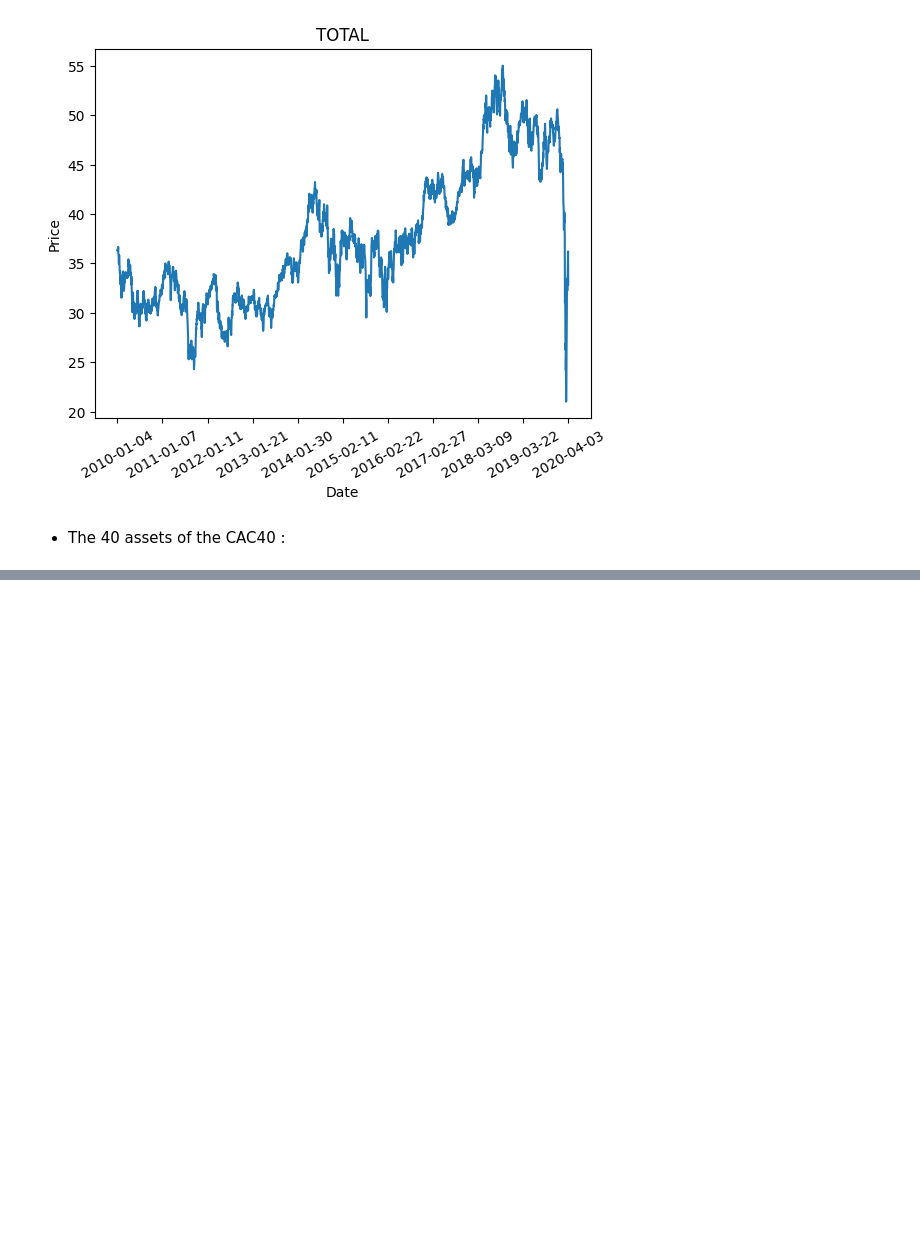
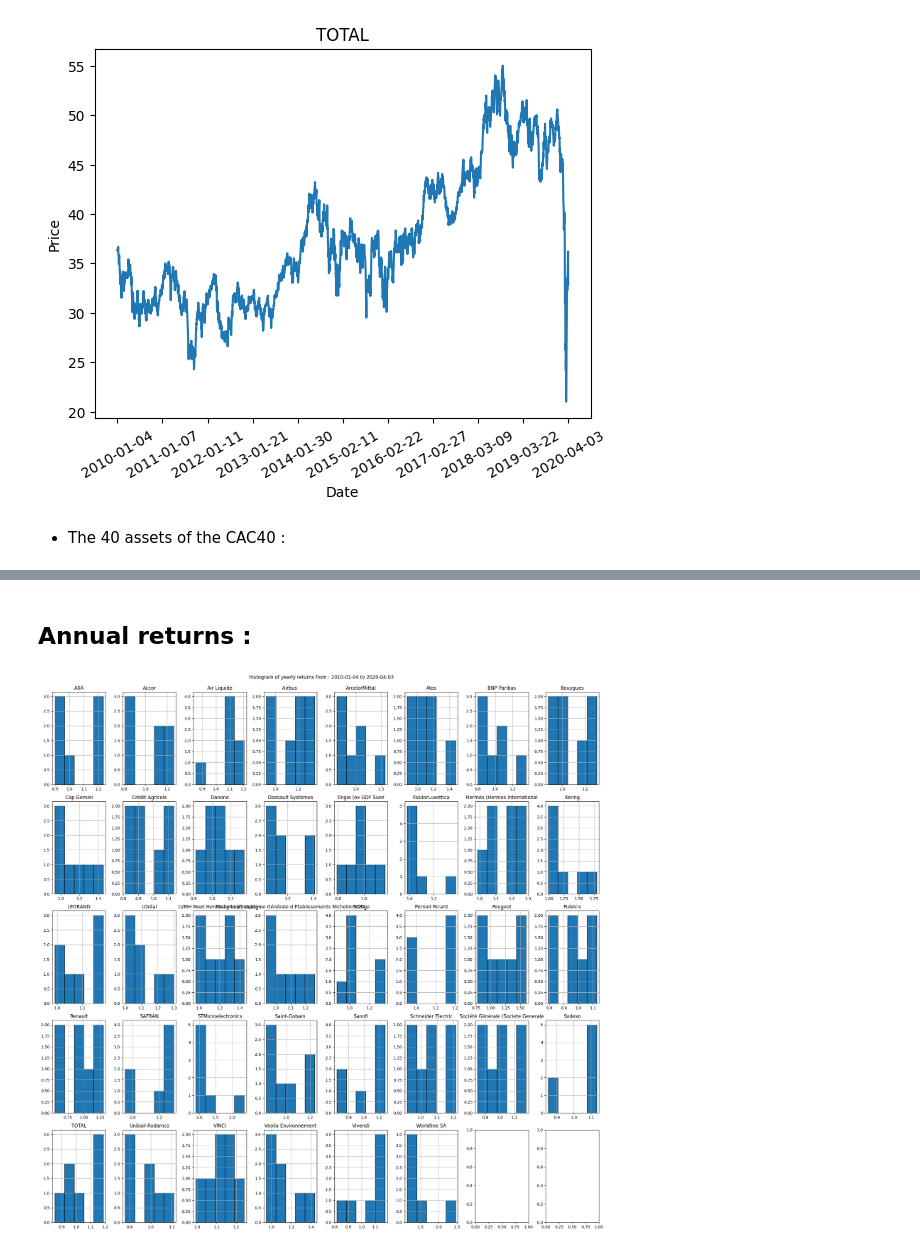
Before and after one commit to hedsto/Markovitz-Efficient-Portofolio-CAPM, a Jupyter notebook: markovitz_efficient_portfolio_optimization.ipynb, the cells around one changed output, grey strips where cells are left out. Saved outputs shown, nothing was run; the diff lists cells and outputs as text; code cells hidden in the pictures; blank space fills up the shorter version.

```diff
--- a/markovitz_efficient_portfolio_optimization.ipynb
+++ b/markovitz_efficient_portfolio_optimization.ipynb
@@ -146,0 +214,33 @@ Worldline SA
+# %% [markdown]
+## Annual returns :
+# %%
+start_date = CAC40.Date.min()
+end_date = CAC40.Date.max()
+
+CAC40_year = CAC40[(CAC40.Date >= start_date) & (CAC40.Date <= end_date)].reset_index(drop = True)
+CAC40_year.Date = pd.to_datetime(CAC40_year.Date)
+CAC40_year = CAC40_year.set_index('Date')
+CAC40_yearly_return = CAC40_year.iloc[:,0:].resample('YE').mean().pct_change() + 1
+
+
+CAC40_yearly_return = CAC40_yearly_return.dropna().reset_index(drop=True, inplace=False)
+# %%
+fig, axs = plt.subplots(5, 8, figsize=(20, 20))
+
+for i, column in enumerate(CAC40_yearly_return.columns):
+    clean_data = CAC40_yearly_return[column][np.isfinite(CAC40_yearly_return[column])]
+
+    row = i // 8
+    col = i % 8
+    axs[row, col].hist(clean_data.dropna(), bins=5, edgecolor='black')
+    axs[row, col].set_title(f'{column}')
+    axs[row, col].grid(True)
+
+plt.tight_layout()
+
+plt.suptitle('histogram of yearly returns from : ' + start_date + ' to ' + end_date)
+plt.subplots_adjust(top=0.95)
+
+plt.show()
+# %% [output]
+[figure, added]
```
Also changed, not shown: parts of 25 cells of this notebook.
